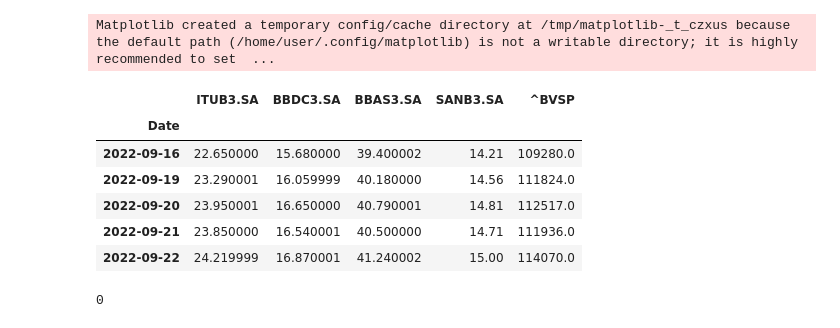
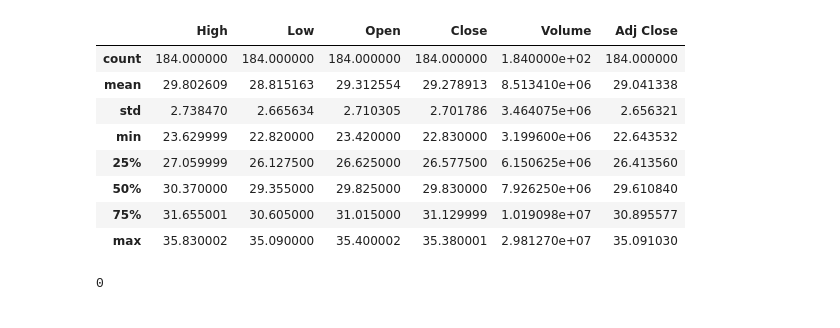
Before and after one commit to patrikfreisner/PythonDataScience, a Jupyter notebook: z_01 - FinanceExplorer.ipynb, the cells around one changed output. Cells and saved outputs as stored; diff of their text form; code cells hidden in the pictures.

```diff
--- a/z_01 - FinanceExplorer.ipynb
+++ b/z_01 - FinanceExplorer.ipynb
@@ -7,22 +7,24 @@ from pandas_datareader import data as web
 import warnings
 warnings.filterwarnings("ignore")
 
-prices = pd.DataFrame()
-tickers = ['ITUB3.SA', 'BBDC3.SA', 'BBAS3.SA', 'SANB3.SA', '^BVSP']
-for i in tickers:
-    prices[i] = web.get_data_yahoo(i,'01/01/2008')['Adj Close']
+# prices = pd.DataFrame()
+# tickers = ['WEGE3.SA', '^BVSP']
+# for i in tickers:
+#     prices[i] = web.get_data_yahoo(i,'01/01/2008')['Adj Close']
+wege3 = web.get_data_yahoo("WEGE3.SA",'01/01/2022')
-# %% [output]
-Matplotlib created a temporary config/cache directory at /tmp/matplotlib-_t_czxus because the default path (/home/user/.config/matplotlib) is not a writable directory; it is highly recommended to set  ...
-# %%
-prices.tail()
-# %% [output]
-|  | ITUB3.SA | BBDC3.SA | BBAS3.SA | SANB3.SA | ^BVSP |
-| Date |  |  |  |  |  |
-| 2022-09-16 | 22.650000 | 15.680000 | 39.400002 | 14.21 | 109280.0 |
-| 2022-09-19 | 23.290001 | 16.059999 | 40.180000 | 14.56 | 111824.0 |
-| 2022-09-20 | 23.950001 | 16.650000 | 40.790001 | 14.81 | 112517.0 |
-| 2022-09-21 | 23.850000 | 16.540001 | 40.500000 | 14.71 | 111936.0 |
-| 2022-09-22 | 24.219999 | 16.870001 | 41.240002 | 15.00 | 114070.0 |
+# %%
+wege3.tail()
+wege3.describe()
+# %% [output]
+|  | High | Low | Open | Close | Volume | Adj Close |
+| count | 184.000000 | 184.000000 | 184.000000 | 184.000000 | 1.840000e+02 | 184.000000 |
+| mean | 29.802609 | 28.815163 | 29.312554 | 29.278913 | 8.513410e+06 | 29.041338 |
+| std | 2.738470 | 2.665634 | 2.710305 | 2.701786 | 3.464075e+06 | 2.656321 |
+| min | 23.629999 | 22.820000 | 23.420000 | 22.830000 | 3.199600e+06 | 22.643532 |
+| 25% | 27.059999 | 26.127500 | 26.625000 | 26.577500 | 6.150625e+06 | 26.413560 |
+| 50% | 30.370000 | 29.355000 | 29.825000 | 29.830000 | 7.926250e+06 | 29.610840 |
+| 75% | 31.655001 | 30.605000 | 31.015000 | 31.129999 | 1.019098e+07 | 30.895577 |
+| max | 35.830002 | 35.090000 | 35.400002 | 35.380001 | 2.981270e+07 | 35.091030 |
 # %%
 prices.rename(columns ={'ITUB3.SA':'ITUB', 'BBDC3.SA':'BBDC','BBAS3.SA':'BBAS','SANB3.SA':'SANB', '^BVSP':'IBOV'},inplace = True)
 prices['IBOV'] = prices['IBOV']/1000
```
Also changed, not shown: 6 other files.
